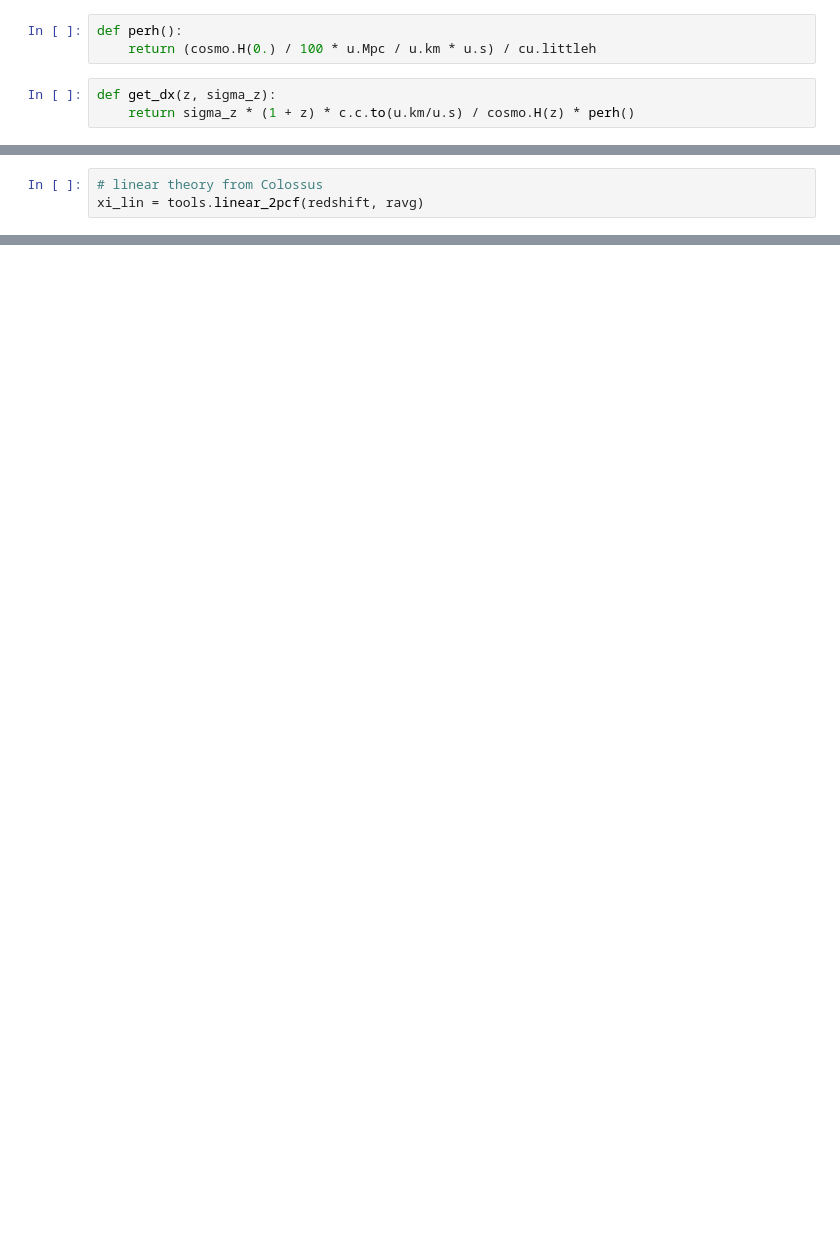
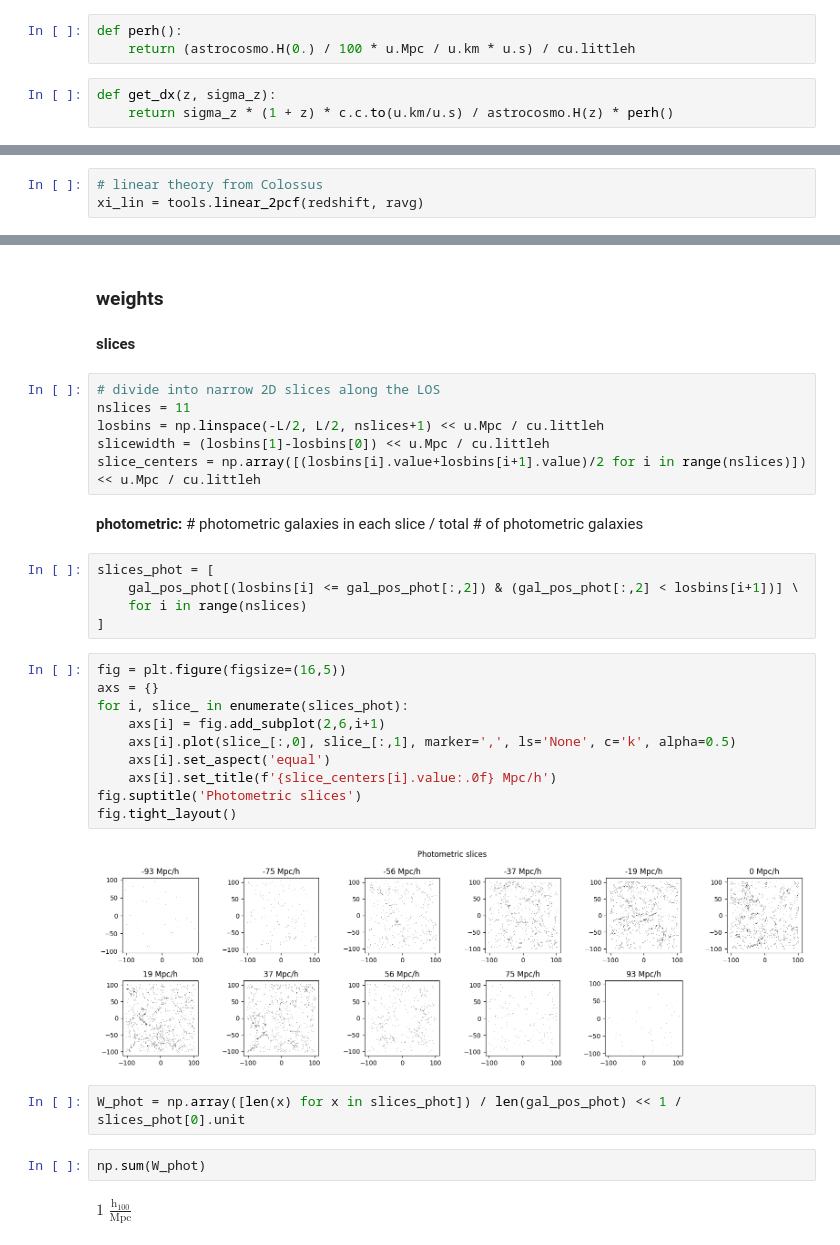
Before and after one commit to abbyw24/small-scale_cross-corrs, a Jupyter notebook: notebooks/wtheta_lin_10-10-23.ipynb, the cells around one changed output, grey strips where cells are left out. Drawn from its saved outputs; the diff is of its cells as text; blank space fills up the shorter version.

```diff
--- a/notebooks/wtheta_lin_10-10-23.ipynb
+++ b/notebooks/wtheta_lin_10-10-23.ipynb
@@ -44,10 +46,10 @@ $$
 ### functions
 # %%
 def perh():
-    return (cosmo.H(0.) / 100 * u.Mpc / u.km * u.s) / cu.littleh
+    return (astrocosmo.H(0.) / 100 * u.Mpc / u.km * u.s) / cu.littleh
 # %%
 def get_dx(z, sigma_z):
-    return sigma_z * (1 + z) * c.c.to(u.km/u.s) / cosmo.H(z) * perh()
+    return sigma_z * (1 + z) * c.c.to(u.km/u.s) / astrocosmo.H(z) * perh()
 # %%
 def eval_Gaussian(loc, sigma, mean=0.):
     # pre = 1 / (sigma * np.sqrt(2 * np.pi))
@@ -285,0 +275,35 @@ ax.legend()
+# %% [markdown]
+### weights
+# %% [markdown]
+**slices**
+# %%
+# divide into narrow 2D slices along the LOS
+nslices = 11
+losbins = np.linspace(-L/2, L/2, nslices+1) << u.Mpc / cu.littleh
+slicewidth = (losbins[1]-losbins[0]) << u.Mpc / cu.littleh
+slice_centers = np.array([(losbins[i].value+losbins[i+1].value)/2 for i in range(nslices)]) << u.Mpc / cu.littleh
+# %% [markdown]
+**photometric:** # photometric galaxies in each slice / total # of photometric galaxies
+# %%
+slices_phot = [
+    gal_pos_phot[(losbins[i] <= gal_pos_phot[:,2]) & (gal_pos_phot[:,2] < losbins[i+1])] \
+    for i in range(nslices)
+]
+# %%
+fig = plt.figure(figsize=(16,5))
+axs = {}
+for i, slice_ in enumerate(slices_phot):
+    axs[i] = fig.add_subplot(2,6,i+1)
+    axs[i].plot(slice_[:,0], slice_[:,1], marker=',', ls='None', c='k', alpha=0.5)
+    axs[i].set_aspect('equal')
+    axs[i].set_title(f'{slice_centers[i].value:.0f} Mpc/h')
+fig.suptitle('Photometric slices')
+fig.tight_layout()
+# %% [output]
+[figure, added]
+# %%
+W_phot = np.array([len(x) for x in slices_phot]) / len(gal_pos_phot) << 1 / slices_phot[0].unit
+# %%
+np.sum(W_phot)
+# %% [output]
+$1 \; \mathrm{\frac{h_{100}}{Mpc}}$
```
Also changed, not shown: parts of 53 cells of this notebook, 1 other file.
